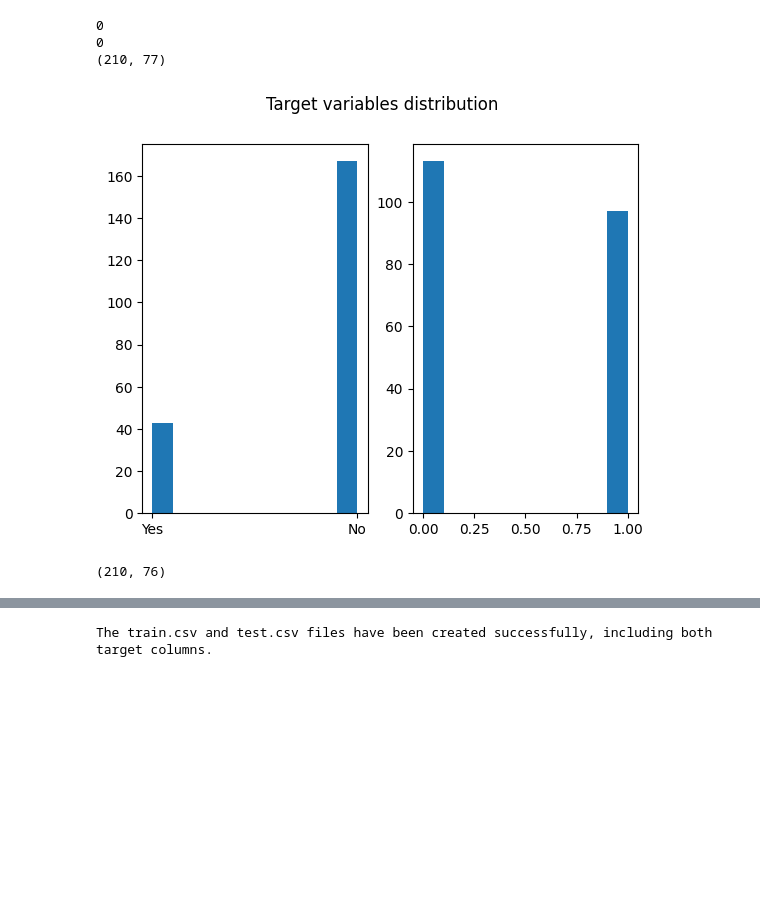
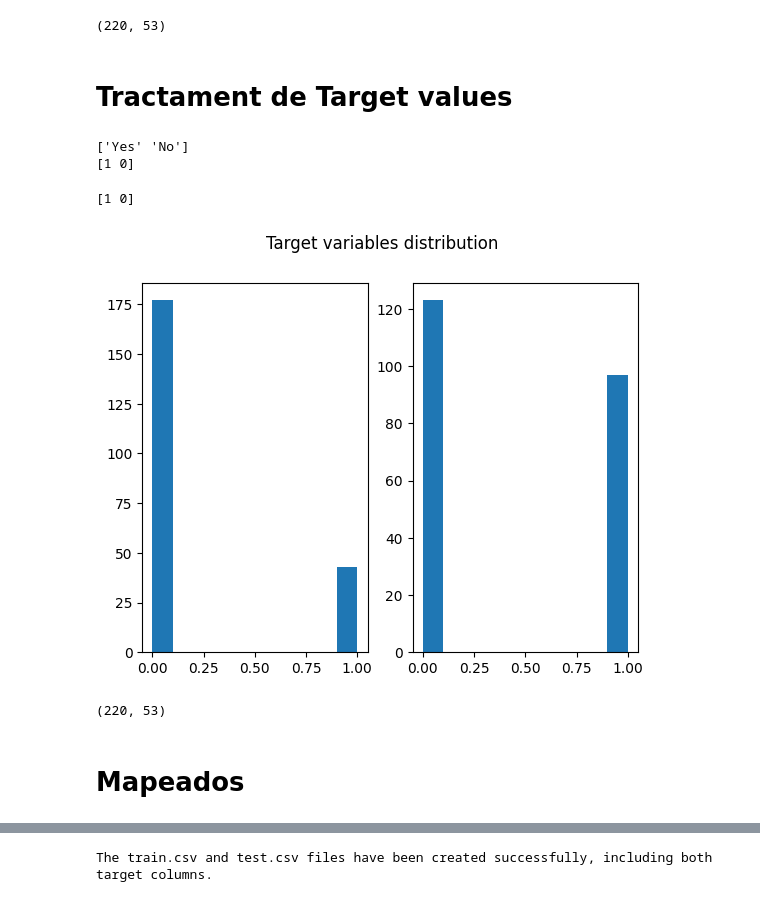
Before and after one commit to FLOOREES/FibroPred-Challenge, a Jupyter notebook: src/luka/luka_jupyter.ipynb, the cells around one changed output, grey strips where cells are left out. Drawn from its saved outputs; the diff is of its cells as text; code cells hidden in the pictures; blank space fills up the shorter version.

```diff
--- a/src/luka/luka_jupyter.ipynb
+++ b/src/luka/luka_jupyter.ipynb
@@ -2,27 +2,69 @@
 import pandas as pd
 from sklearn.model_selection import train_test_split
 import matplotlib.pyplot as plt
+# %%
+items = [
+    "COD NUMBER",
+    "Detail",
+    "Detail on NON UIP",
+    "Biopsy",
+    "Pathology pattern UIP, probable or CHP",
+    "Treatment",
+    "Pathology pattern",
+    "Extras AP",
+    "Diagnosis after Biopsy",
+    "Type of telomeric extrapulmonary affectation",
+    "Extra",
+    "Type of neoplasia",
+    "Liver abnormality before diagnosis",
+    "Hematological abnormality before diagnosis",
+    "Type of liver abnormality",
+    "Necessity of transplantation",
+    "Cause of death",
+    "Identified Infection",
+    "Date of death",
+    "Pedigree",
+    "FamilialvsSporadic",
+    "Mutation Type",
+    "Severity of telomere shortening - Transform 4",
+    "ProgressiveDisease"
+]
 # %%
 # Load your dataset
 df = pd.read_csv("../../data/output.csv")
-df = df.dropna(subset=["Death", "Progressive disease"])
-print(df["Death"].isna().sum())
-print(df["Progressive disease"].isna().sum())
+df = df.drop(items, axis=1)
 
 print(df.shape)
 # %% [output]
-0
-0
-(210, 77)
+(220, 53)
+# %% [markdown]
+# Tractament de Target values
+# %%
+df["Death"] = df["Death"].fillna("No")
+print(df["Death"].unique())
+
+# mapear yes y no a 1 y 0
+df["Death"] = df["Death"].map({"Yes": 1, "No": 0})
+print(df["Death"].unique())
+# %% [output]
+['Yes' 'No']
+[1 0]
+# %%
+df["Progressive disease"] = df["Progressive disease"].fillna(0)
+df["Progressive disease"] = df["Progressive disease"].astype(int)
+print(df["Progressive disease"].unique())
+# %% [output]
+[1 0]
 # %%
 fig, axs = plt.subplots(1, 2)
 fig.suptitle('Target variables distribution')
 axs[0].hist(df["Death"])
 axs[1].hist(df["Progressive disease"])
 plt.show()
-df = df.drop(columns=["ProgressiveDisease"])
 
 print(df.shape)
 # %% [output]
-[figure, old version]
+[figure, new version]
-(210, 76)
+(220, 53)
+# %% [markdown]
+# Mapeados
```
Also changed, not shown: parts of 31 cells of this notebook.
